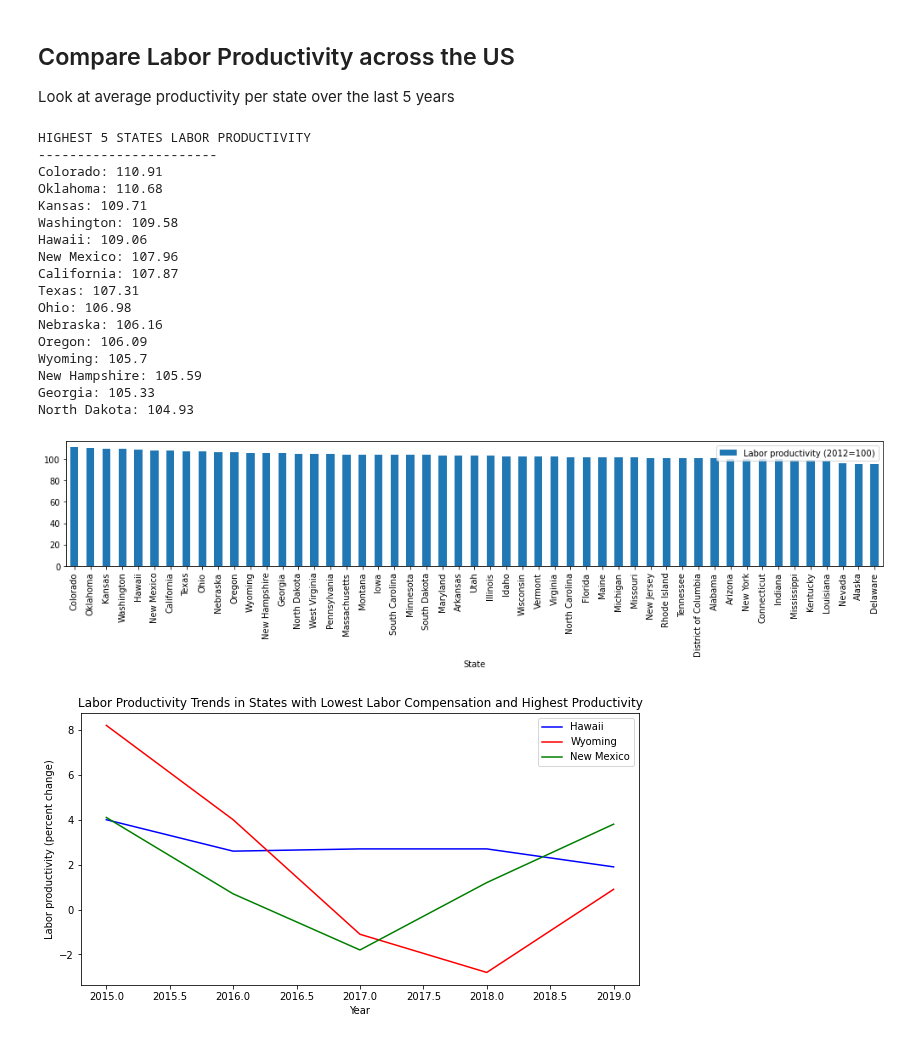
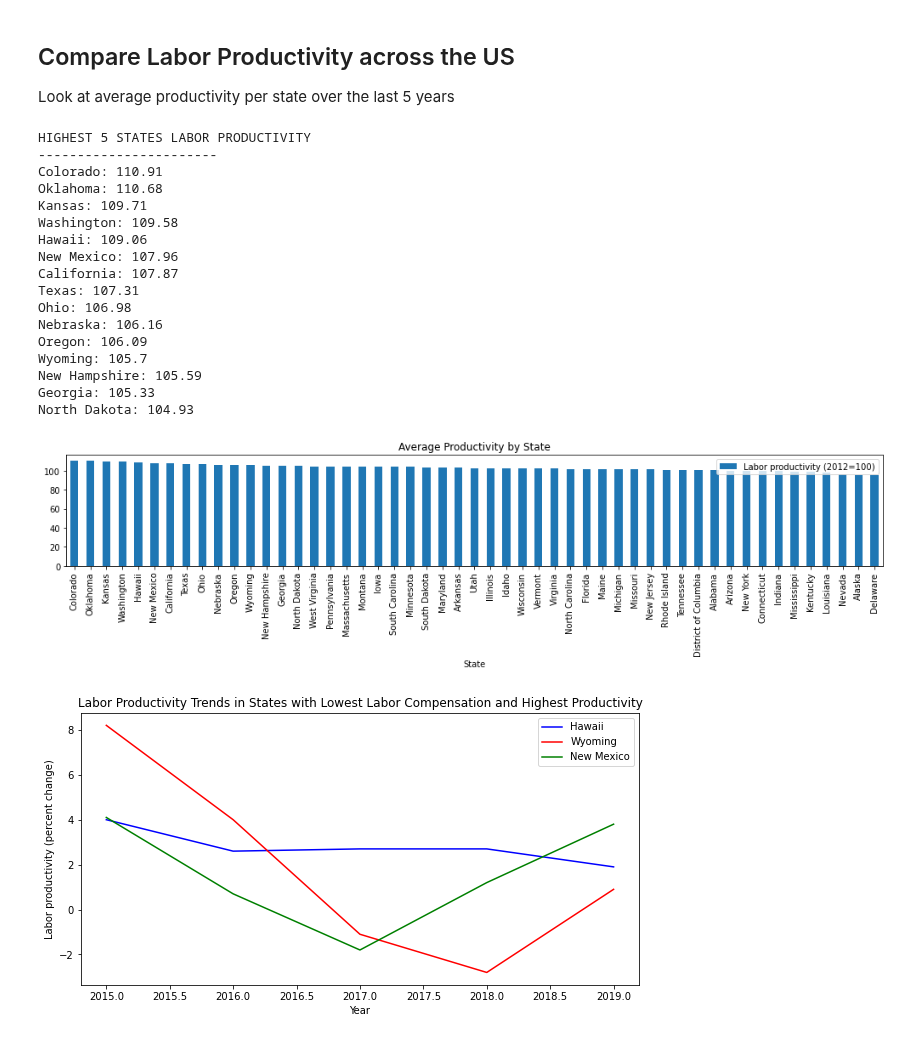
Before and after one commit to Blashford/Next-Factory-ACME, a Jupyter notebook: starter_notebook.ipynb, the cells around one changed output. Saved outputs shown, nothing was run; the diff lists cells and outputs as text; code cells hidden in the pictures.

```diff
--- a/starter_notebook.ipynb
+++ b/starter_notebook.ipynb
@@ -76,34 +77,35 @@ avg_prod = labor_df.groupby('State').mean()
 avg_prod_sorted = avg_prod.sort_values(['Labor productivity (2012=100)'], ascending=False)
 avg_prod_sorted.plot(kind="bar", y=['Labor productivity (2012=100)'], figsize=(14,4))
 
 # Print out the highest 5 for visibility
 highest_prod = avg_prod_sorted.iloc[0:15,:]
 print("HIGHEST 5 STATES LABOR PRODUCTIVITY\n-----------------------")
 high_prod_list = []
 for index,row in highest_prod.iterrows():
     high_prod_list.append(index)
     print(f"{index}: {round(row['Labor productivity (2012=100)'],2)}")
+plt.title('Average Productivity by State')
 plt.tight_layout()
 plt.savefig('laborproductivity.png')
 # %% [output]
 HIGHEST 5 STATES LABOR PRODUCTIVITY
 -----------------------
 Colorado: 110.91
 Oklahoma: 110.68
 Kansas: 109.71
 Washington: 109.58
 Hawaii: 109.06
 New Mexico: 107.96
 California: 107.87
 Texas: 107.31
 Ohio: 106.98
 Nebraska: 106.16
 Oregon: 106.09
 Wyoming: 105.7
 New Hampshire: 105.59
 Georgia: 105.33
 North Dakota: 104.93
-[figure, old version]
+[figure, new version]
 # %%
 prod_df = labor_df.loc[(labor_df['State'].isin(low_comp_list)) & (labor_df['State'].isin(high_prod_list)),:]
 years = prod_df['Year'].unique()
```
Also changed, not shown: parts of 3 cells of this notebook, 4 other files.
